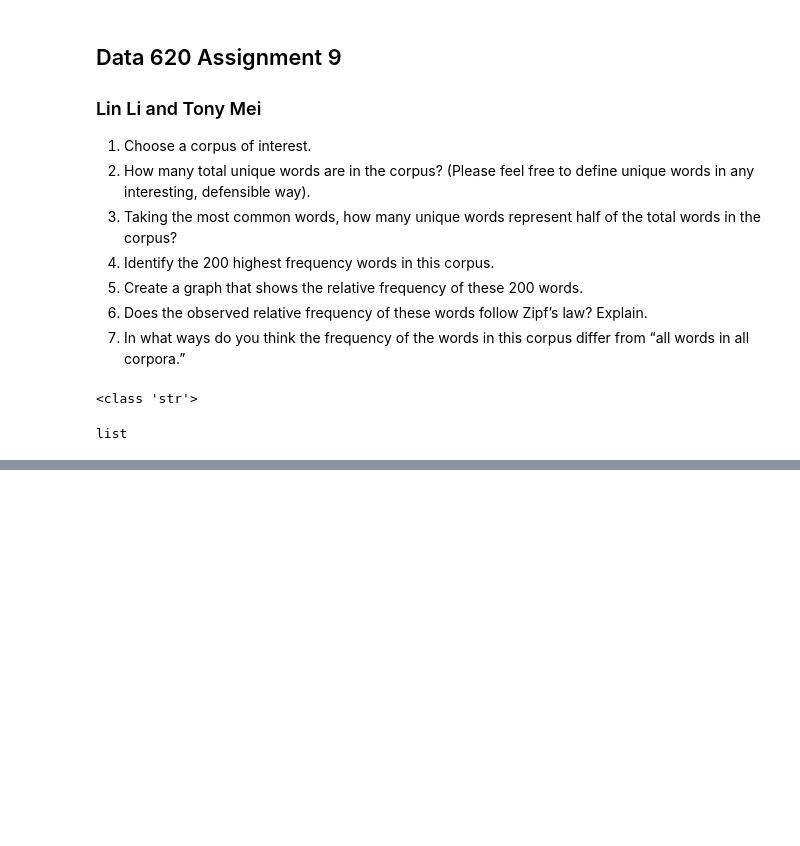
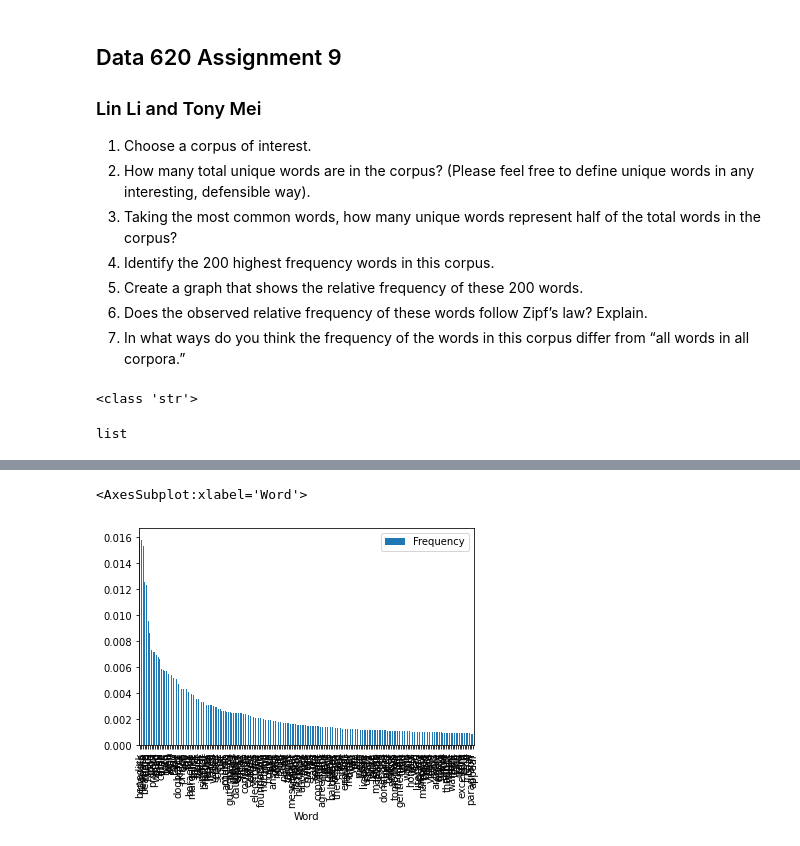
Before and after one commit to lincarrieli/DATA620-Web-Analytics, a Jupyter notebook: DATA620_HW9.ipynb, the cells around one changed output, grey strips where cells are left out. Cells and saved outputs as stored; diff of their text form; code cells hidden in the pictures; blank space fills up the shorter version.

```diff
--- a/DATA620_HW9.ipynb
+++ b/DATA620_HW9.ipynb
@@ -29,0 +43,6 @@ list
+# %%
+# collaps case distinctions and ignore punctuation
+word_list = [w.lower() for w in tokens if w.isalpha()]
+
+# get number of unique words
+len(set(word_list))
@@ -29,0 +83,8 @@ list
+# %%
+# get most frequent words that are not stop words
+word_list = [w.lower() for w in word_list]  # handle the case sensitivity
+filtered_words = [word for word in word_list if word not in stopwords.words('english')]
+freq_list = (nltk.FreqDist(filtered_words).most_common(20))
+
+freq_df = pd.DataFrame(freq_list,columns=['Word','Frequency'])
+freq_df
@@ -29,0 +109,17 @@ list
+# %%
+# calculate relative frequency
+def rel_freq(x):
+    freqs = [(value, x.count(value) / len(x)) for value in set(x)]
+    return freqs
+rel_freq_list = rel_freq(filtered_words)
+
+# sort words based on relative frequency
+from operator import itemgetter
+sorted_list = sorted(rel_freq_list, key=itemgetter(1), reverse=True)
+final_list = sorted_list[:200]
+# %%
+rel_freq_df = pd.DataFrame(final_list,columns=['Word','Frequency'])
+rel_freq_df.plot.bar(x='Word', y='Frequency', rot=90)
+# %% [output]
+<AxesSubplot:xlabel='Word'>
+[figure, added]
```
Also changed, not shown: parts of 11 cells of this notebook.
